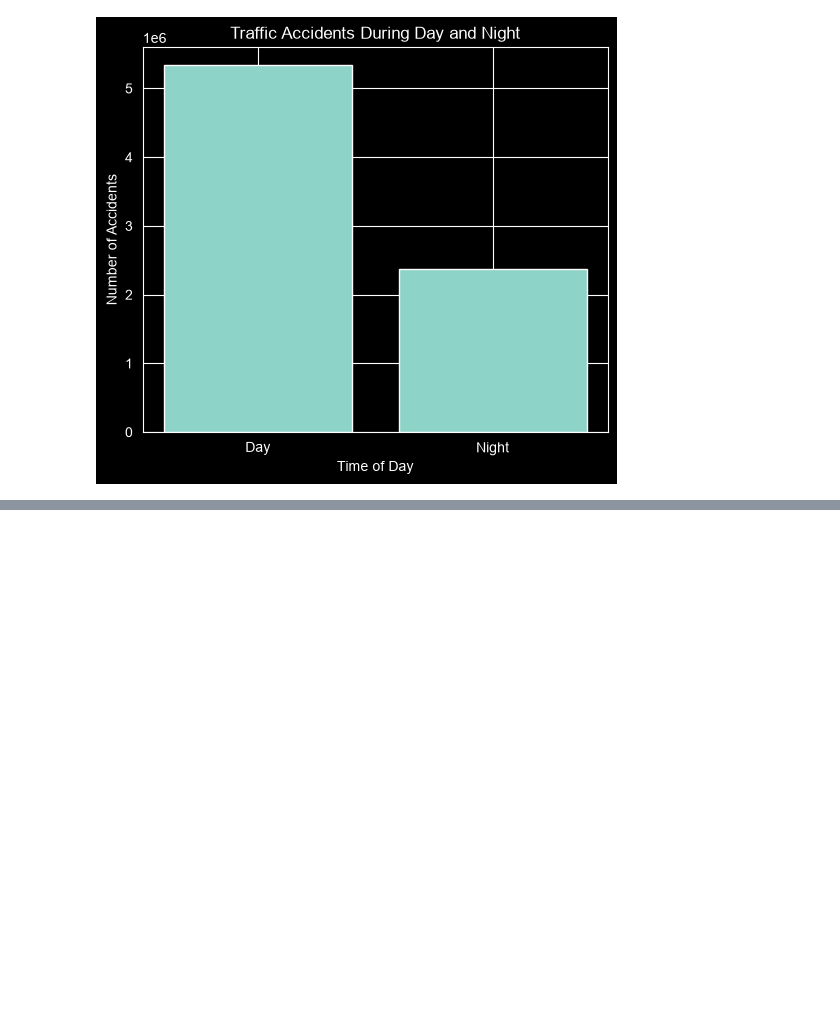
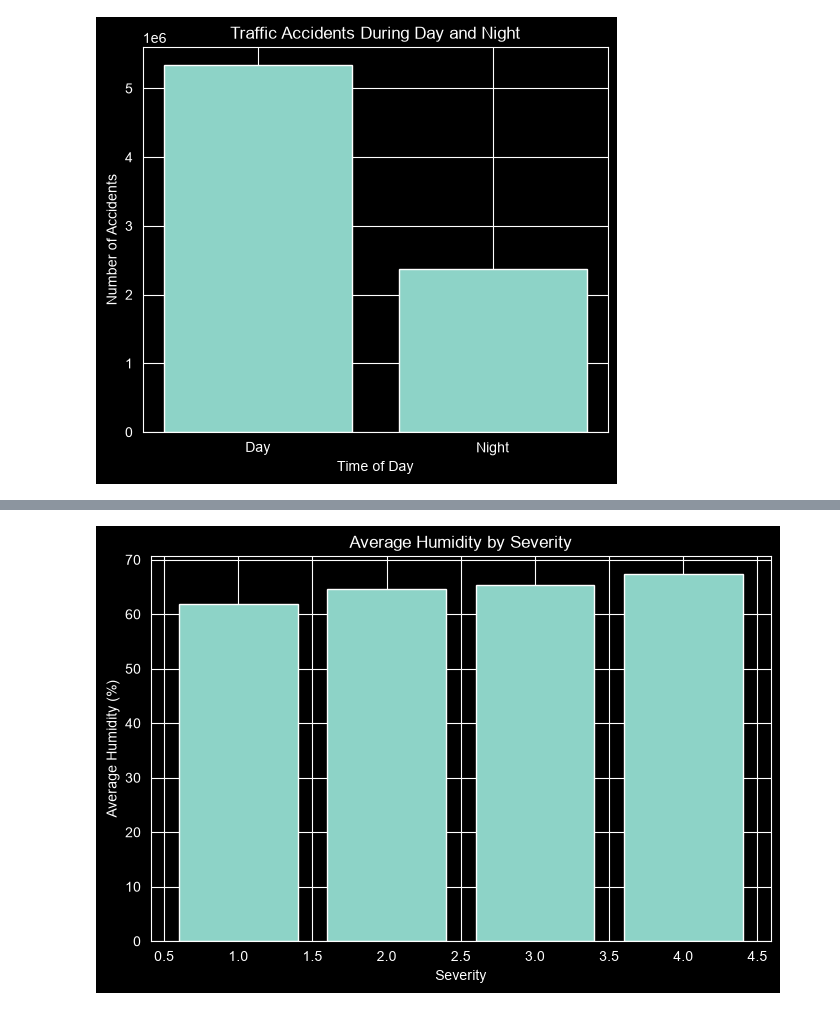
Before and after one commit to masoudtjaik/Data-Analysis-Project-US-ACCIDENT, a Jupyter notebook: US.ipynb, the cells around one changed output, grey strips where cells are left out. Saved outputs shown, nothing was run; the diff lists cells and outputs as text; code cells hidden in the pictures; blank space fills up the shorter version.

```diff
--- a/US.ipynb
+++ b/US.ipynb
@@ -526,0 +590,21 @@ plt.show()
+# %%
+humidity = (
+    df.groupby('Severity')['Humidity(%)']
+      .mean()
+      .reset_index()
+)
+
+plt.figure(figsize=(8,5))
+
+plt.bar(
+    humidity['Severity'],
+    humidity['Humidity(%)']
+)
+
+plt.title('Average Humidity by Severity')
+plt.xlabel('Severity')
+plt.ylabel('Average Humidity (%)')
+
+plt.show()
+# %% [output]
+[figure, added]
```
Also changed, not shown: parts of 6 cells of this notebook, 1 other file.
